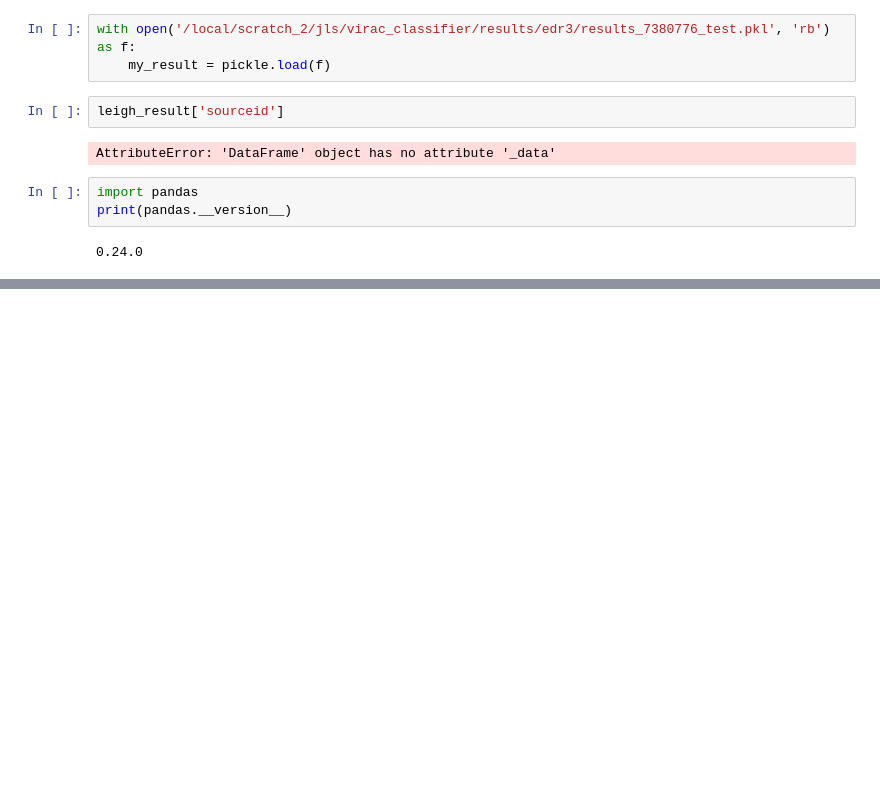
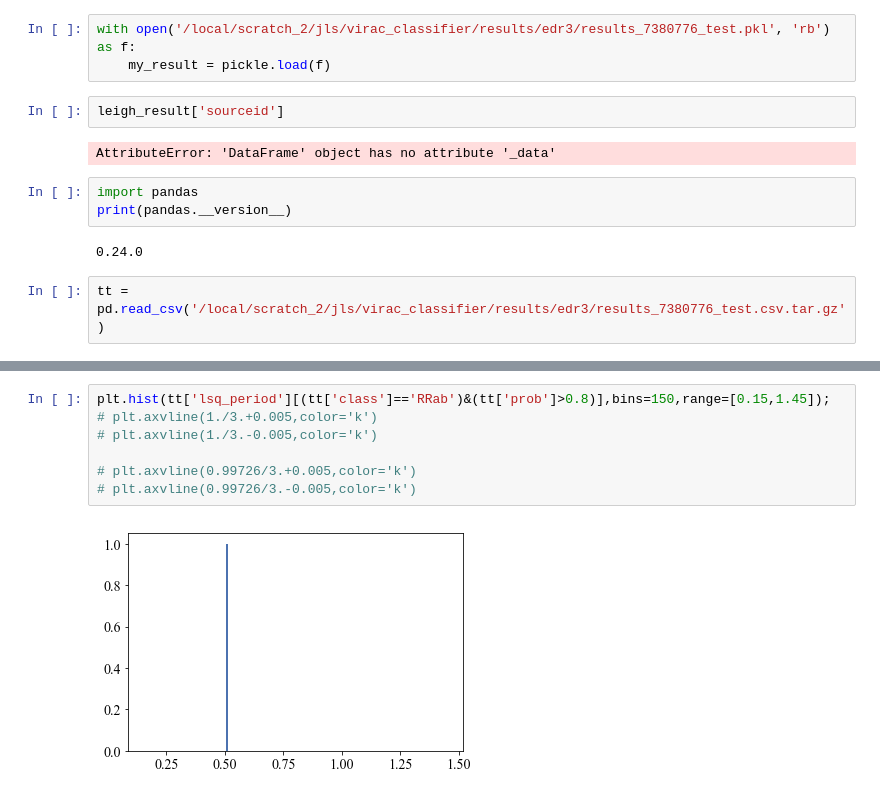
Before and after one commit to thomasmolnar/virac_classifier, a Jupyter notebook: test_notebooks/var_out.ipynb, the cells around one changed output, grey strips where cells are left out. Saved outputs shown, nothing was run; the diff lists cells and outputs as text; blank space fills up the shorter version.

```diff
--- a/test_notebooks/var_out.ipynb
+++ b/test_notebooks/var_out.ipynb
@@ -800,3 +800,5 @@ import pandas
 print(pandas.__version__)
 # %% [output]
 0.24.0
+# %%
+tt = pd.read_csv('/local/scratch_2/jls/virac_classifier/results/edr3/results_7380776_test.csv.tar.gz')
@@ -802,0 +832,9 @@ print(pandas.__version__)
+# %%
+plt.hist(tt['lsq_period'][(tt['class']=='RRab')&(tt['prob']>0.8)],bins=150,range=[0.15,1.45]);
+# plt.axvline(1./3.+0.005,color='k')
+# plt.axvline(1./3.-0.005,color='k')
+
+# plt.axvline(0.99726/3.+0.005,color='k')
+# plt.axvline(0.99726/3.-0.005,color='k')
+# %% [output]
+[figure, added]
```
Also changed, not shown: parts of 7 cells of this notebook, 3 other files.
